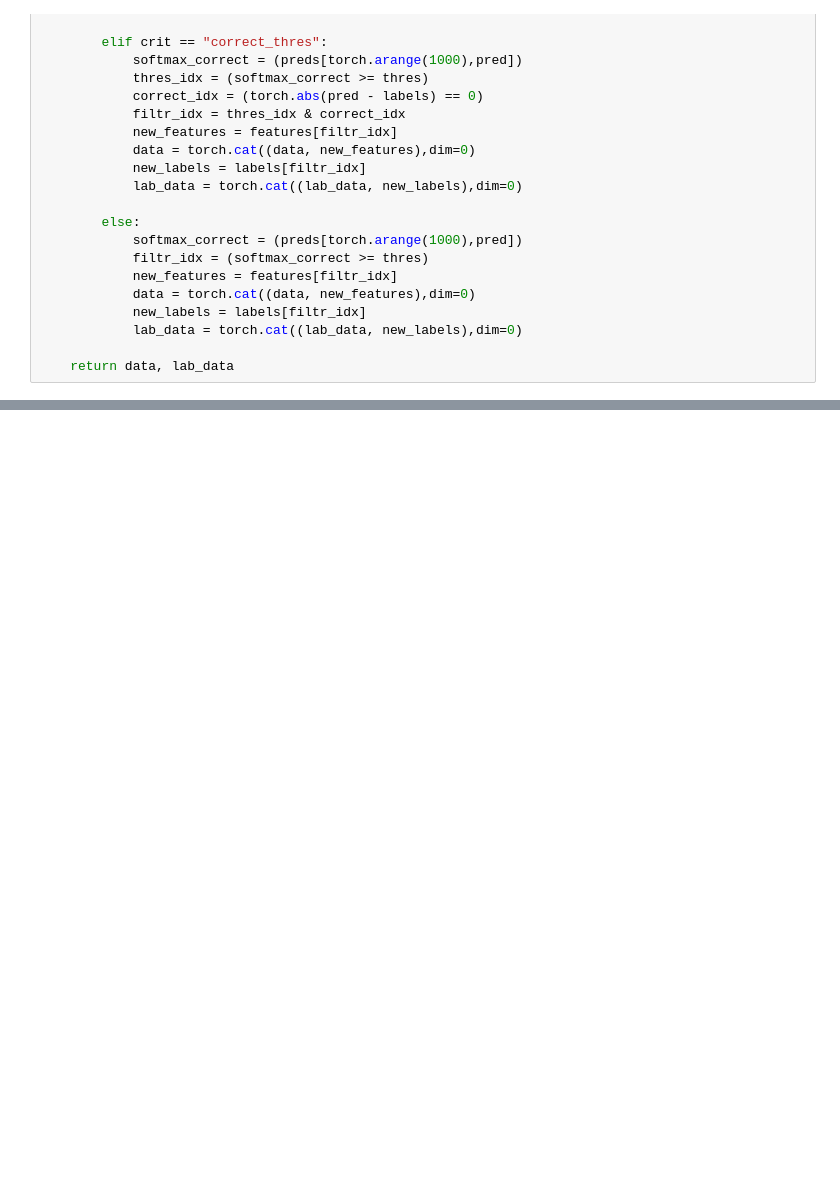
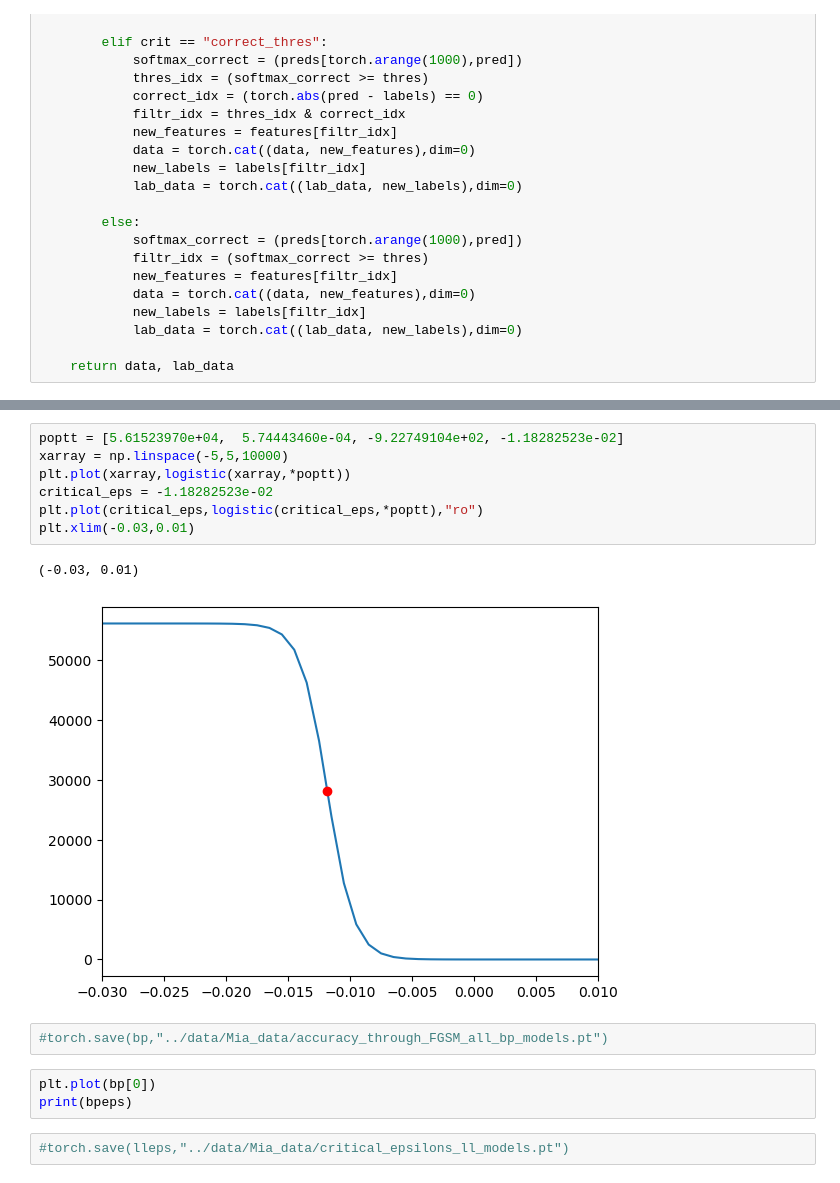
Before and after one commit to holzhauk/LocalLearning, a Jupyter notebook: notebooks/Mia .ipynb, the cells around one changed output, grey strips where cells are left out. Cells and saved outputs as stored; diff of their text form; blank space fills up the shorter version.

```diff
--- a/notebooks/Mia .ipynb
+++ b/notebooks/Mia .ipynb
@@ -320,0 +393,17 @@ print(np.mean(lleps))
+# %%
+poptt = [5.61523970e+04,  5.74443460e-04, -9.22749104e+02, -1.18282523e-02]
+xarray = np.linspace(-5,5,10000)
+plt.plot(xarray,logistic(xarray,*poptt))
+critical_eps = -1.18282523e-02
+plt.plot(critical_eps,logistic(critical_eps,*poptt),"ro")
+plt.xlim(-0.03,0.01)
+# %% [output]
+(-0.03, 0.01)
+[figure, added]
+# %%
+#torch.save(bp,"../data/Mia_data/accuracy_through_FGSM_all_bp_models.pt")
+# %%
+plt.plot(bp[0])
+print(bpeps)
+# %%
+#torch.save(lleps,"../data/Mia_data/critical_epsilons_ll_models.pt")
```
Also changed, not shown: parts of 14 cells of this notebook.
